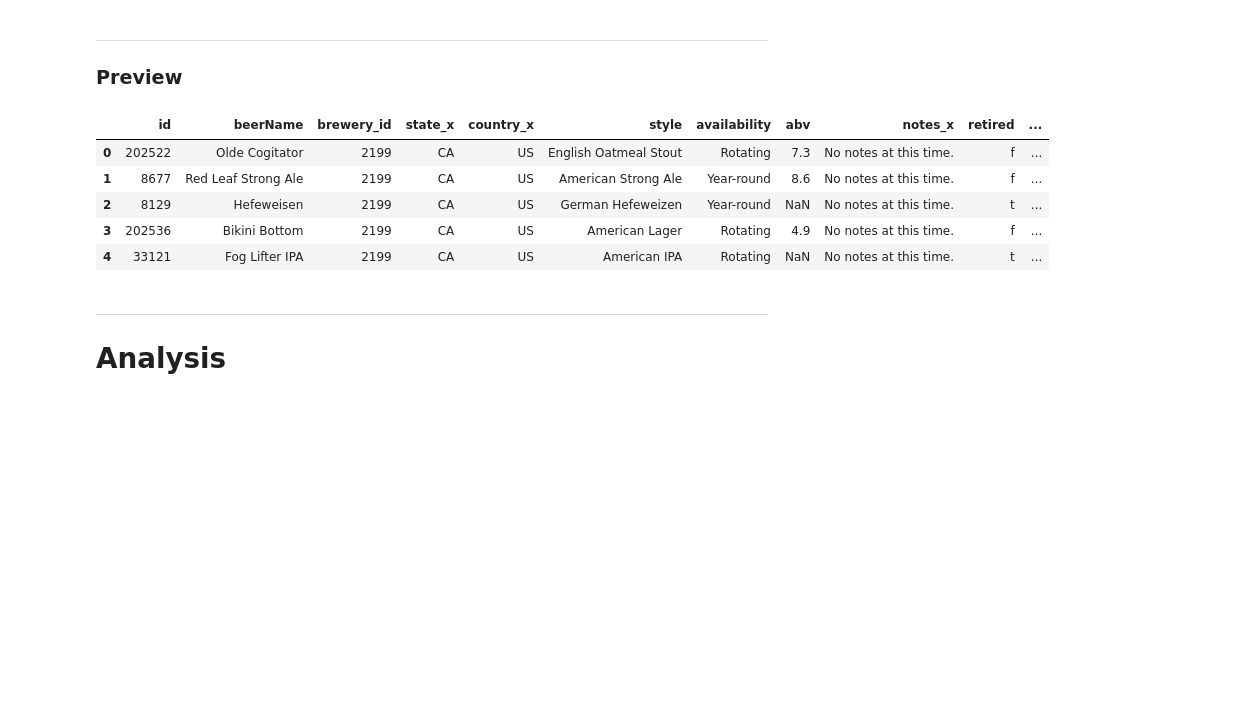
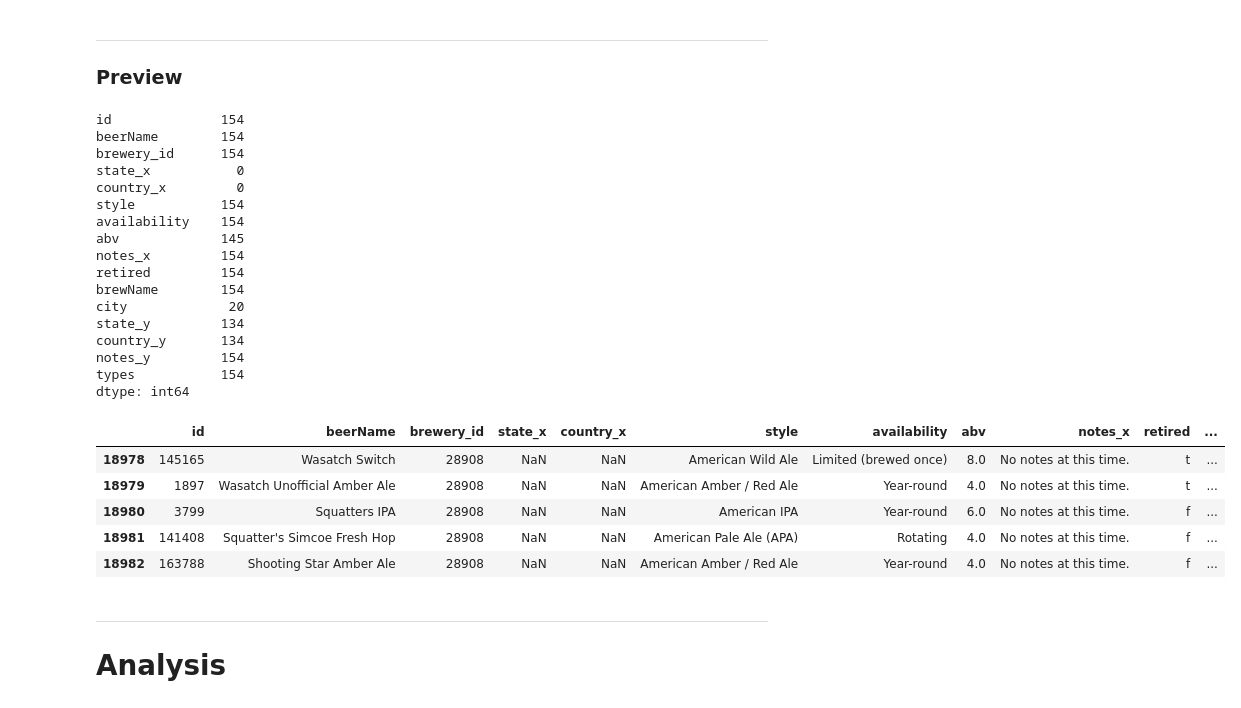
Before and after one commit to com-480-data-visualization/com-480-project-datasat, a Jupyter notebook: data_preprocessing/Data_exploration.ipynb, the cells around one changed output. Cells and saved outputs as stored; diff of their text form; code cells hidden in the pictures; blank space fills up the shorter version.

```diff
--- a/data_preprocessing/Data_exploration.ipynb
+++ b/data_preprocessing/Data_exploration.ipynb
@@ -53,15 +57,34 @@ del(beers)
 # %% [markdown]
 ---
 ### Preview
-# %%
-beer_and_breweries.head()
-# %% [output]
-|  | id | beerName | brewery_id | state_x | country_x | style | availability | abv | notes_x | retired | ... |
-| 0 | 202522 | Olde Cogitator | 2199 | CA | US | English Oatmeal Stout | Rotating | 7.3 | No notes at this time. | f | ... |
-| 1 | 8677 | Red Leaf Strong Ale | 2199 | CA | US | American Strong Ale | Year-round | 8.6 | No notes at this time. | f | ... |
-| 2 | 8129 | Hefeweisen | 2199 | CA | US | German Hefeweizen | Year-round | NaN | No notes at this time. | t | ... |
-| 3 | 202536 | Bikini Bottom | 2199 | CA | US | American Lager | Rotating | 4.9 | No notes at this time. | f | ... |
-| 4 | 33121 | Fog Lifter IPA | 2199 | CA | US | American IPA | Rotating | NaN | No notes at this time. | t | ... |
+# %%
+tb = beer_and_breweries[beer_and_breweries["country_x"]!=beer_and_breweries["country_y"]]
+print(tb.count())
+tb.head()
+# %% [output]
+id              154
+beerName        154
+brewery_id      154
+state_x           0
+country_x         0
+style           154
+availability    154
+abv             145
+notes_x         154
+retired         154
+brewName        154
+city             20
+state_y         134
+country_y       134
+notes_y         154
+types           154
+dtype: int64
+|  | id | beerName | brewery_id | state_x | country_x | style | availability | abv | notes_x | retired | ... |
+| 18978 | 145165 | Wasatch Switch | 28908 | NaN | NaN | American Wild Ale | Limited (brewed once) | 8.0 | No notes at this time. | t | ... |
+| 18979 | 1897 | Wasatch Unofficial Amber Ale | 28908 | NaN | NaN | American Amber / Red Ale | Year-round | 4.0 | No notes at this time. | t | ... |
+| 18980 | 3799 | Squatters IPA | 28908 | NaN | NaN | American IPA | Year-round | 6.0 | No notes at this time. | f | ... |
+| 18981 | 141408 | Squatter's Simcoe Fresh Hop | 28908 | NaN | NaN | American Pale Ale (APA) | Rotating | 4.0 | No notes at this time. | f | ... |
+| 18982 | 163788 | Shooting Star Amber Ale | 28908 | NaN | NaN | American Amber / Red Ale | Year-round | 4.0 | No notes at this time. | f | ... |
 # %% [markdown]
 ---
 # Analysis
```
Also changed, not shown: parts of 3 cells of this notebook, 10 other files.
